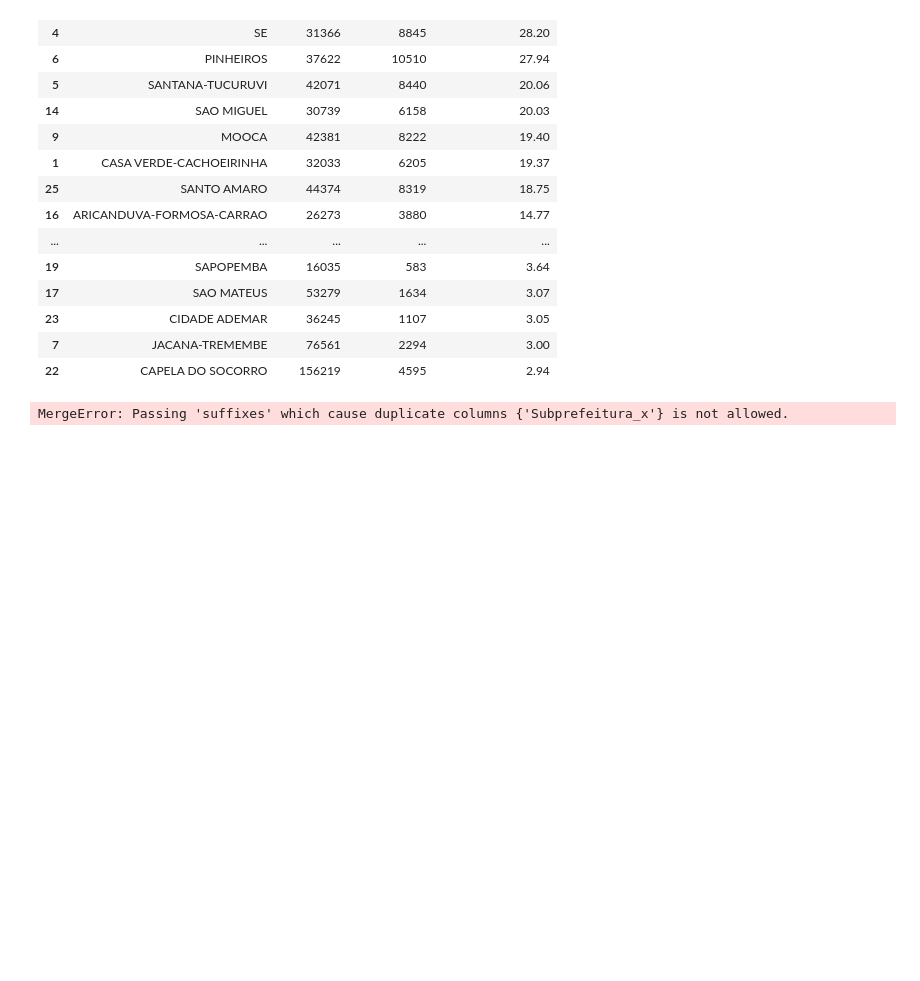
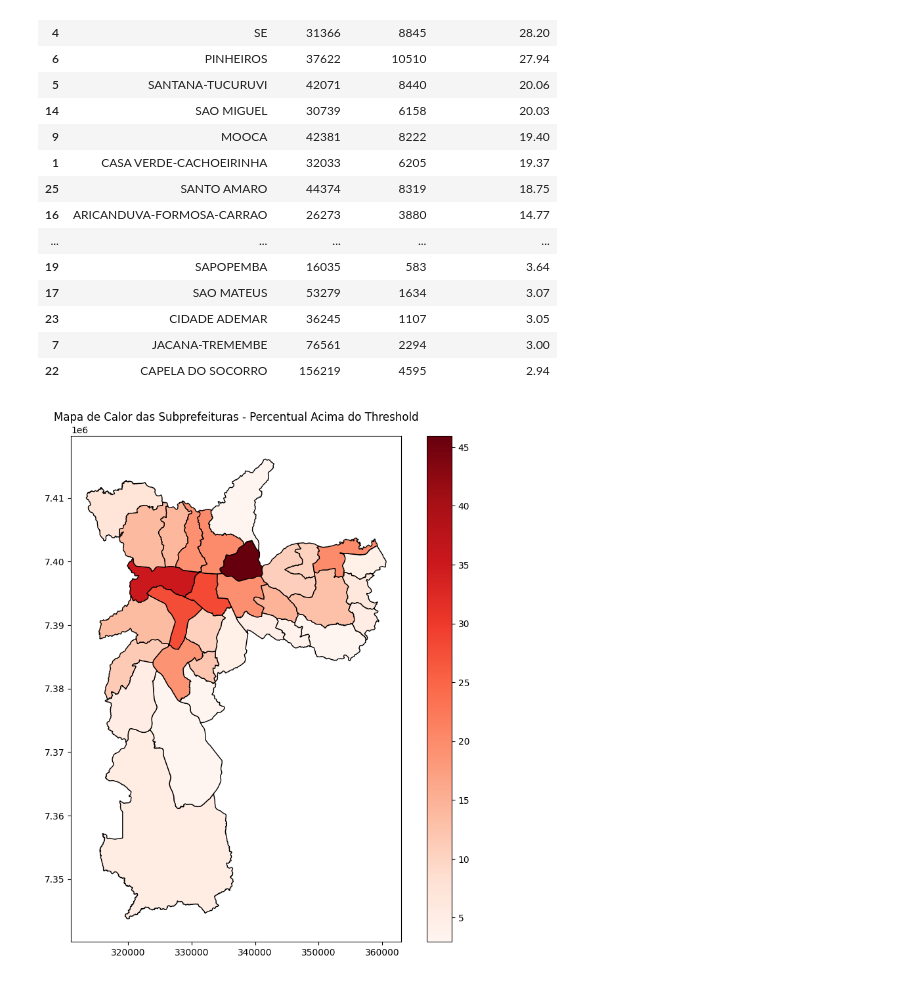
Before and after one commit to marcelof314/SP_urban_flooding, a Jupyter notebook: 12 Simulation strategy.ipynb, the cells around one changed output. Saved outputs shown, nothing was run; the diff lists cells and outputs as text; code cells hidden in the pictures; blank space fills up the shorter version.

```diff
--- a/12 Simulation strategy.ipynb
+++ b/12 Simulation strategy.ipynb
@@ -119,19 +119,23 @@ results_df
 | 22 | CAPELA DO SOCORRO | 156219 | 4595 | 2.94 |
 # %%
 # Remover colunas duplicadas antes do merge
-gdf = gdf.drop(columns=["Total Pixels", "Exceed Pixels", "Exceeding Threshold"], errors="ignore")
+cols_to_drop = ["Subprefeitura", "Total Pixels", "Exceed Pixels", "% Exceeding Threshold"]
+gdf = gdf.drop(columns=[col for col in cols_to_drop if col in gdf.columns], errors="ignore")
 
 # Mesclar os resultados ao GeoDataFrame
-gdf = gdf.merge(results_df, left_on="sp_nome", right_on="Subprefeitura", how="left")
+gdf = gdf.merge(results_df, left_on="sp_nome", right_on="Subprefeitura", how="left", suffixes=("", "_dup"))
+
+# Remover colunas duplicadas resultantes do merge
+gdf = gdf.drop(columns=[col for col in gdf.columns if col.endswith("_dup")], errors="ignore")
 
 # Criar colormap
 norm = mcolors.Normalize(vmin=gdf["Exceeding Threshold"].min(), vmax=gdf["Exceeding Threshold"].max())
-cmap = cm.get_cmap("Reds")
+cmap = plt.colormaps.get_cmap("Reds")
 
 # Criar mapa de calor
 fig, ax = plt.subplots(figsize=(10, 10))
 gdf.plot(ax=ax, column="Exceeding Threshold", cmap=cmap, edgecolor='black', linewidth=1, legend=True, norm=norm)
 plt.title("Mapa de Calor das Subprefeituras - Percentual Acima do Threshold")
 plt.show()
 # %% [output]
-MergeError: Passing 'suffixes' which cause duplicate columns {'Subprefeitura_x'} is not allowed.
+[figure, added]
```
Also changed, not shown: parts of 1 cell of this notebook.
